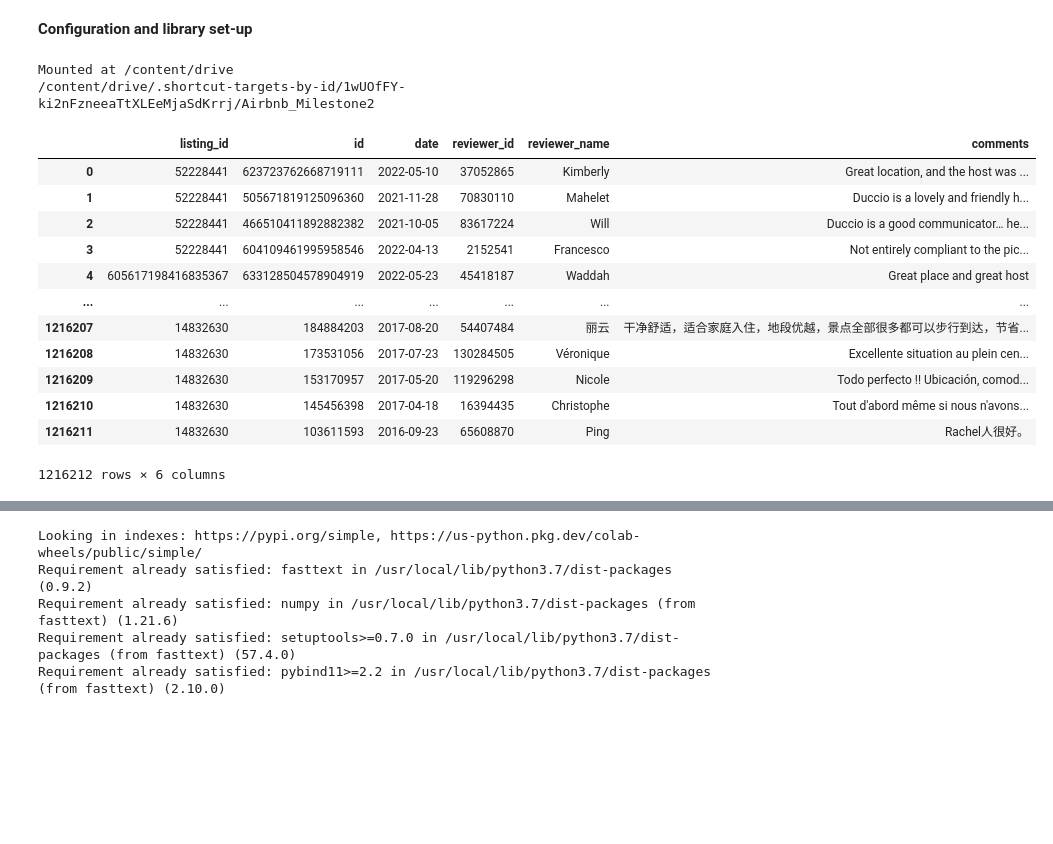
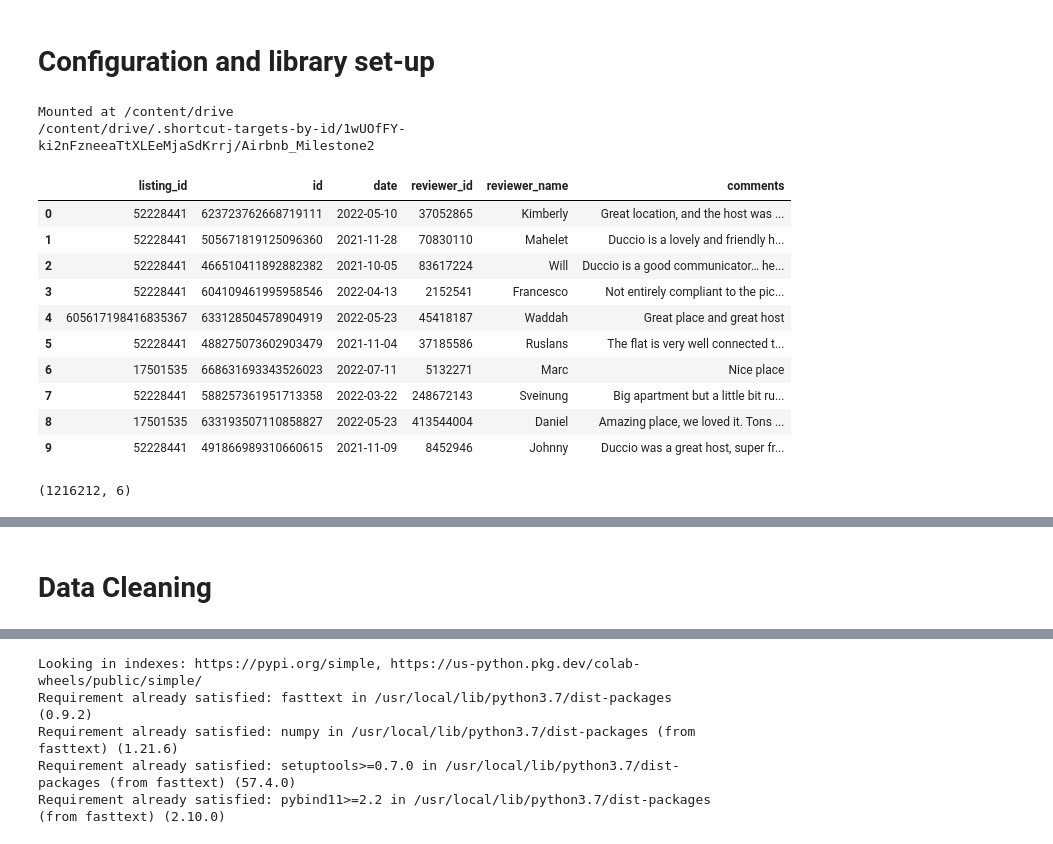
Before and after one commit to euisuck2/Unsupervised-Learning-1, a Jupyter notebook: Airbnb_Data_Base_Cleaning.ipynb, the cells around one changed output, grey strips where cells are left out. Saved outputs shown, nothing was run; the diff lists cells and outputs as text; code cells hidden in the pictures; blank space fills up the shorter version.

Commit message:
Added Data Cleaning part (5/7 done)

```diff
--- a/Airbnb_Data_Base_Cleaning.ipynb
+++ b/Airbnb_Data_Base_Cleaning.ipynb
@@ -1,7 +1,7 @@
 # %% [markdown]
 <a href="https://colab.research.google.com/github/Michwynn/London-Airbnb-Analysis---2/blob/Elias/Airbnb_Data_Base_Cleaning.ipynb" target="_parent"><img src="https://colab.research.google.com/assets/colab-badge.svg" alt="Open In Colab"/></a>
 # %% [markdown]
-**Configuration and library set-up**
+# **Configuration and library set-up**
 # %%
 # data manipulation
 import pandas as pd
@@ -44,21 +44,21 @@ Mounted at /content/drive
 # %%
 # read data
 reviews_df = pd.read_csv('Datasets/reviews.csv')
 # remove white spaces in column headings
 reviews_df.columns = reviews_df.columns.str.strip()
 # Examine dataset
-display(reviews_df)
+display(reviews_df.head(10))
+display(reviews_df.shape)
 # %% [output]
 |  | listing_id | id | date | reviewer_id | reviewer_name | comments |
 | 0 | 52228441 | 623723762668719111 | 2022-05-10 | 37052865 | Kimberly | Great location, and the host was ... |
 | 1 | 52228441 | 505671819125096360 | 2021-11-28 | 70830110 | Mahelet | Duccio is a lovely and friendly h... |
 | 2 | 52228441 | 466510411892882382 | 2021-10-05 | 83617224 | Will | Duccio is a good communicator… he... |
 | 3 | 52228441 | 604109461995958546 | 2022-04-13 | 2152541 | Francesco | Not entirely compliant to the pic... |
 | 4 | 605617198416835367 | 633128504578904919 | 2022-05-23 | 45418187 | Waddah | Great place and great host |
-| ... | ... | ... | ... | ... | ... | ... |
-| 1216207 | 14832630 | 184884203 | 2017-08-20 | 54407484 | 丽云 | 干净舒适，适合家庭入住，地段优越，景点全部很多都可以步行到达，节省... |
-| 1216208 | 14832630 | 173531056 | 2017-07-23 | 130284505 | Véronique | Excellente situation au plein cen... |
-| 1216209 | 14832630 | 153170957 | 2017-05-20 | 119296298 | Nicole | Todo perfecto !! Ubicación, comod... |
-| 1216210 | 14832630 | 145456398 | 2017-04-18 | 16394435 | Christophe | Tout d'abord même si nous n'avons... |
-| 1216211 | 14832630 | 103611593 | 2016-09-23 | 65608870 | Ping | Rachel人很好。 |
+| 5 | 52228441 | 488275073602903479 | 2021-11-04 | 37185586 | Ruslans | The flat is very well connected t... |
+| 6 | 17501535 | 668631693343526023 | 2022-07-11 | 5132271 | Marc | Nice place |
+| 7 | 52228441 | 588257361951713358 | 2022-03-22 | 248672143 | Sveinung | Big apartment but a little bit ru... |
+| 8 | 17501535 | 633193507110858827 | 2022-05-23 | 413544004 | Daniel | Amazing place, we loved it. Tons ... |
+| 9 | 52228441 | 491866989310660615 | 2021-11-09 | 8452946 | Johnny | Duccio was a great host, super fr... |
-1216212 rows × 6 columns
+(1216212, 6)
@@ -65,0 +65,2 @@ Warning: total number of rows (1216212) exceeds max_rows (20000). Limiting to fi
+# %% [markdown]
+# **Data Cleaning**
```
Also changed, not shown: parts of 18 cells of this notebook.
